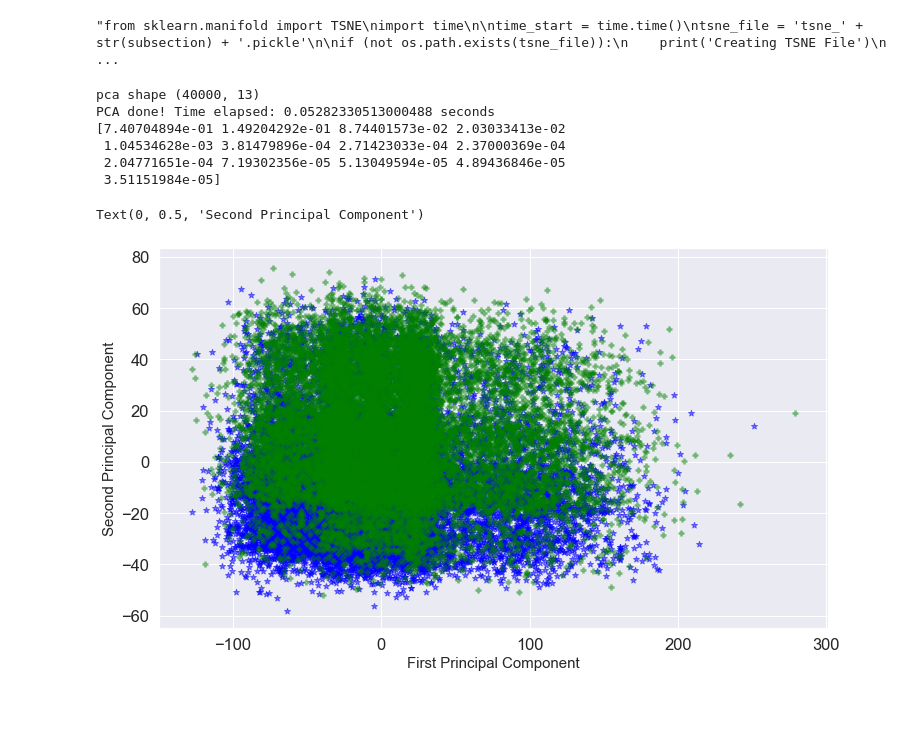
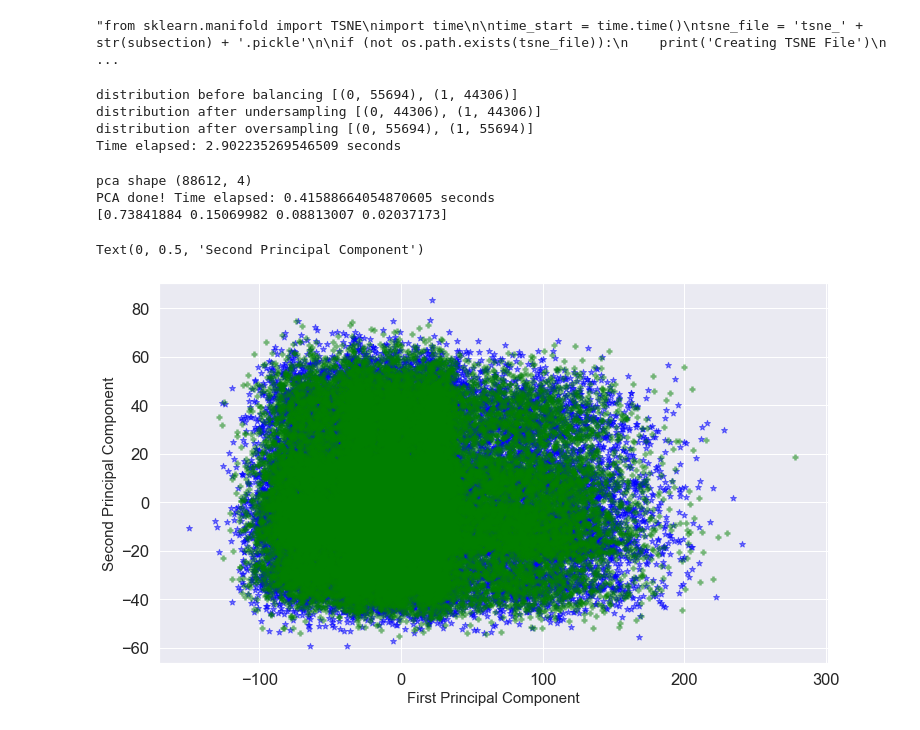
Before and after one commit to suarez96/Heart_Statlog_Classifier, a Jupyter notebook: Final Project.ipynb, the cells around one changed output. Drawn from its saved outputs; the diff is of its cells as text; code cells hidden in the pictures.

```diff
--- a/Final Project.ipynb
+++ b/Final Project.ipynb
@@ -19,10 +19,11 @@ warnings.filterwarnings("ignore")
 
 %matplotlib inline
 
-params = {'kernel_type': 'linear',
+params = {'kernel_type': 'rbf',
           'test_size': 0.15,
-          'subsample_size': 40000,
-          'pca' : False,
+          'subsample_size': 100000,
+          'sampling' : 'down',
+          'pca' : True,
           'random_state': 123}
 
 sns.set_style('darkgrid')
@@ -113,44 +114,68 @@ print ('Time elapsed: {} seconds'.format(time.time()-time_start))
 fashion_scatter(tSNE, np.multiply(np.array(labels), 4))'''
 # %% [output]
 "from sklearn.manifold import TSNE\nimport time\n\ntime_start = time.time()\ntsne_file = 'tsne_' + str(subsection) + '.pickle'\n\nif (not os.path.exists(tsne_file)):\n    print('Creating TSNE File')\n ...
+# %%
+#-- Apply resampling
+from imblearn.over_sampling import SMOTE, ADASYN
+from imblearn.under_sampling import RandomUnderSampler
+from collections import Counter
+
+print('distribution before balancing', sorted(Counter(labels).items()))
+
+time_start = time.time()
+
+under_sampler = RandomUnderSampler(random_state=0)
+features_downsampled, labels_downsampled = under_sampler.fit_resample(features, labels)
+print('distribution after undersampling', sorted(Counter(labels_downsampled).items()))
+
+features_upsampled, labels_upsampled = SMOTE().fit_resample(features, labels)
+print('distribution after oversampling', sorted(Counter(labels_upsampled).items()))
+
+print ('Time elapsed: {} seconds'.format(time.time()-time_start))
+
+features_resampled, labels_resampled = (features_upsampled, labels_upsampled) \
+if params['sampling'] == 'up' \
+else (features_downsampled, labels_downsampled)
+# %% [output]
+distribution before balancing [(0, 55694), (1, 44306)]
+distribution after undersampling [(0, 44306), (1, 44306)]
+distribution after oversampling [(0, 55694), (1, 55694)]
+Time elapsed: 2.902235269546509 seconds
 # %%
 #-- PCA
 time_start = time.time()
-pca = PCA(n_components=13)
-pca_intermediate = pca.fit(features)
-pca_result = pca_intermediate.transform(features)
+pca = PCA(n_components=4)
+pca_intermediate = pca.fit(features_resampled)
+pca_result = pca_intermediate.transform(features_resampled)
 print('pca shape', pca_result.shape)
 print ('PCA done! Time elapsed: {} seconds'.format(time.time()-time_start))
 
 
-pca_df = pd.DataFrame(columns = ['pc1', 'pc2'])
+pca_df = pd.DataFrame()
 pca_df['pc1'] = pca_result[:, 0]
 pca_df['pc2'] = pca_result[:, 1]
 pca_df['pc3'] = pca_result[:, 2]
 pca_df['pc4'] = pca_result[:, 3]
 print(pca.explained_variance_ratio_)
 
 colordict = {0:'blue', 1:'green'}
 piclabel = {0:'Absent', 1:'Present'}
 markers = {0:'*', 1:'+'}
 alphas = {0:0.5, 1:0.5}
 
 fig = plt.figure(figsize=(12, 7))
 plt.subplot(1,1,1)
 for l in np.unique(labels):
     ix = np.where(labels==l)[0]
     plt.scatter(pca_df['pc1'][ix], pca_df['pc2'][ix], c=colordict[l],
                label=piclabel[l], s=40, marker=markers[l], alpha=alphas[l])
 
 plt.xlabel("First Principal Component", fontsize=15)
 plt.ylabel("Second Principal Component", fontsize=15)
 # %% [output]
-pca shape (40000, 13)
-PCA done! Time elapsed: 0.05282330513000488 seconds
-[7.40704894e-01 1.49204292e-01 8.74401573e-02 2.03033413e-02
- 1.04534628e-03 3.81479896e-04 2.71423033e-04 2.37000369e-04
- 2.04771651e-04 7.19302356e-05 5.13049594e-05 4.89436846e-05
- 3.51151984e-05]
+pca shape (88612, 4)
+PCA done! Time elapsed: 0.41588664054870605 seconds
+[0.73841884 0.15069982 0.08813007 0.02037173]
 Text(0, 0.5, 'Second Principal Component')
-[figure, old version]
+[figure, new version]
 # %%
```
Also changed, not shown: parts of 8 cells of this notebook.
